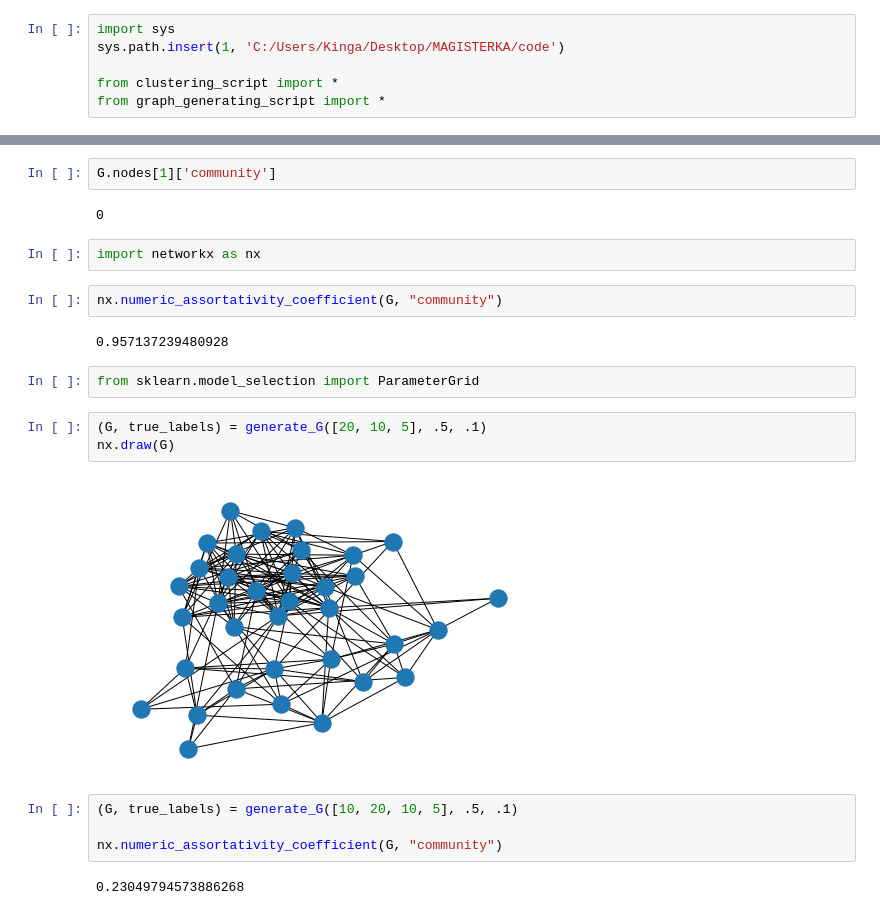
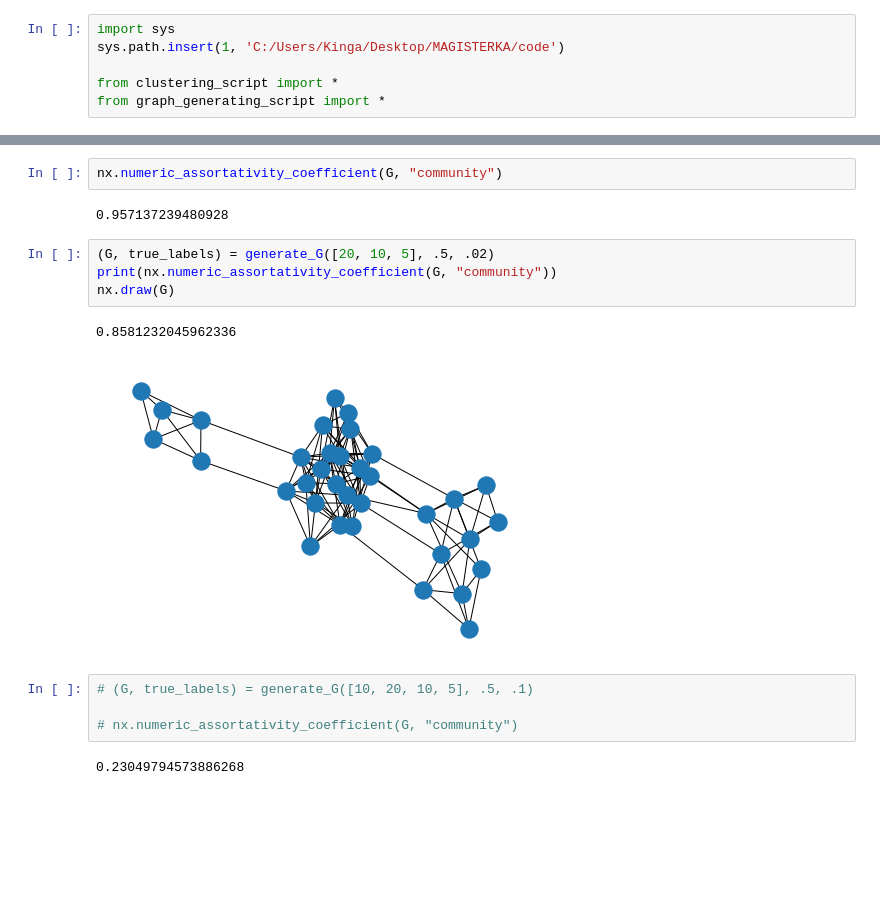
Before and after one commit to ARUMHC/Geometric-Properties-of-Graph-Visualization-Methods, a Jupyter notebook: code/assortivity.ipynb, the cells around one changed output, grey strips where cells are left out. Saved outputs shown, nothing was run; the diff lists cells and outputs as text; blank space fills up the shorter version.

```diff
--- a/code/assortivity.ipynb
+++ b/code/assortivity.ipynb
@@ -242,23 +290,17 @@ nx.draw(G)
-# %%
-G.nodes[1]['community']
-# %% [output]
-0
-# %%
-import networkx as nx
 # %%
 nx.numeric_assortativity_coefficient(G, "community")
 # %% [output]
 0.957137239480928
-# %%
-from sklearn.model_selection import ParameterGrid
+# %%
+(G, true_labels) = generate_G([20, 10, 5], .5, .02)
+print(nx.numeric_assortativity_coefficient(G, "community"))
+nx.draw(G)
+# %% [output]
+0.8581232045962336
+[figure, added]
 # %%
-(G, true_labels) = generate_G([20, 10, 5], .5, .1)
-nx.draw(G)
+# (G, true_labels) = generate_G([10, 20, 10, 5], .5, .1)
+
+# nx.numeric_assortativity_coefficient(G, "community")
 # %% [output]
-[figure, removed]
+0.23049794573886268
-# %%
-(G, true_labels) = generate_G([10, 20, 10, 5], .5, .1)
-
-nx.numeric_assortativity_coefficient(G, "community")
-# %% [output]
-0.23049794573886268
```
Also changed, not shown: parts of 8 cells of this notebook, 2 other files.
